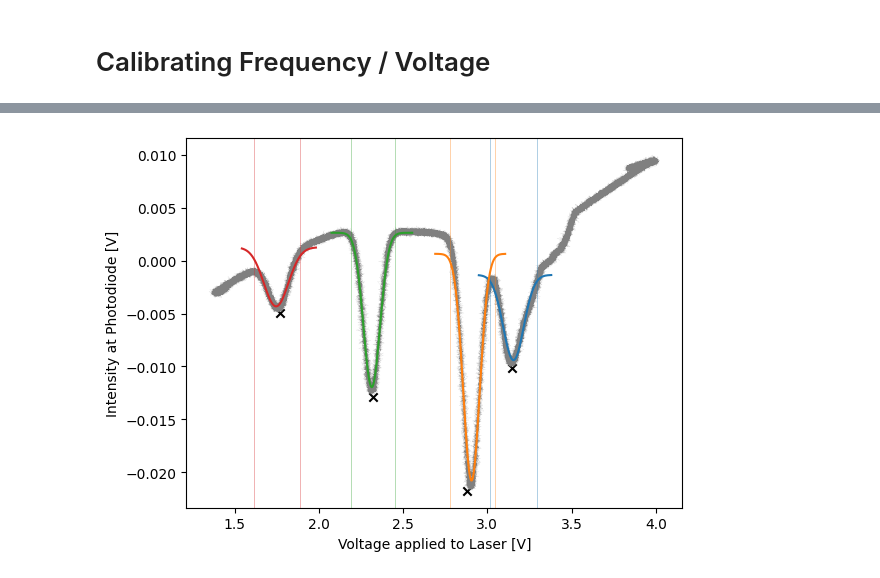
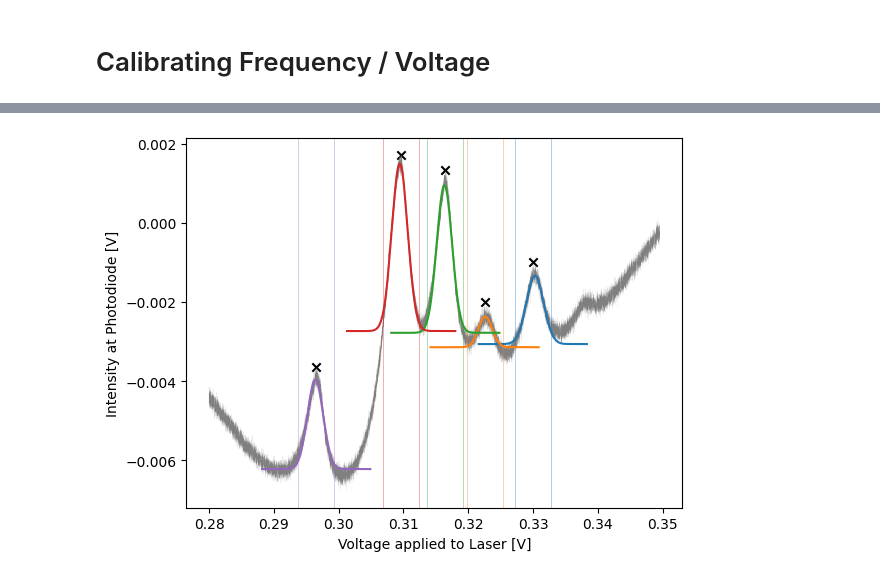
Before and after one commit to benjaminorthner/quantumlab, a Jupyter notebook: rb_spec/rb_spec.ipynb, the cells around one changed output, grey strips where cells are left out. Drawn from its saved outputs; the diff is of its cells as text; code cells hidden in the pictures.

```diff
--- a/rb_spec/rb_spec.ipynb
+++ b/rb_spec/rb_spec.ipynb
@@ -57,0 +103,19 @@ for peak_number, boundaries in enumerate(gaussian_fit_boundaries):
+# %%
+dataframe = read_csv("UMF_2.CSV", names=["t","c1", "c2"])
+dataframe.drop(dataframe.index[[0]], inplace=True)
+dataframe = dataframe.astype(float)
+
+data = dataframe.values
+top_trim = 70000
+bottom_trim = 20000
+t, c1, c2 = data[bottom_trim:top_trim, 0], data[bottom_trim:top_trim, 1], data[bottom_trim:top_trim, 2]
+
+# linear regression for voltage curve)
+m, c, _, _, _ = linregress(t, c1)
+c1_linearised = m * t + c
+
+plt.plot(t, c1, color='gray')
+plt.plot(t, c1_linearised, color='C1')
+
+plt.xlabel("time [s]")
+plt.ylabel("Laser Voltage [V]")
@@ -58,51 +125,45 @@ for peak_number, boundaries in enumerate(gaussian_fit_boundaries):
 # %%
-dataframe = read_csv("4_4_1-V2.CSV", names=["t","c1", "c2"])
-dataframe.drop(dataframe.index[[0]], inplace=True)
-dataframe = dataframe.astype(float)
-
-data = dataframe.values
-t, c1, c2 = data[:, 0], data[:, 1], data[:, 2]
-
 # Find peaks (without gaussians)
-peaks = find_peaks(-c2, height=0.004, distance=10000)[0]
-xpeaks = np.array([c1[i] for i in peaks])
+peaks = find_peaks(c2, height=-0.004, distance=1000, width=300)[0]
+xpeaks = np.array([c1_linearised[i] for i in peaks])
 ypeaks = np.array([c2[i] for i in peaks])
 
 # voltage at peaks (not good cause of voltage jitter, should fit a straight line first)
 peakVoltages = np.array([c1[i] for i in peaks])
 
 # fit gaussian to each peak
-peak_width = 9000 # given in number of neighbouring datapoints
-peak_width_shift = 1500 # > 1 shifts boundaries further left
+peak_width = 2000 # given in number of neighbouring datapoints
+peak_width_shift = 1000 # > 1 shifts boundaries further left
 gaussian_fit_boundaries = [(int(i - peak_width_shift - peak_width / 2), int(i + peak_width_shift + peak_width / 2)) for i in peaks]
 
 # fit function
 def gaussian(vL, A, v0, vD, DC_offset):
-	return - A * np.exp(-4 * np.log(2) * pow((vL - v0) / vD, 2)) + DC_offset
+	return A * np.exp(-4 * np.log(2) * pow((vL - v0) / vD, 2)) + DC_offset
 
 peak_info =[]
 # fitting and plotting
+
 for i, (LB, UB) in enumerate(gaussian_fit_boundaries):
-    initialguess = 0.003, xpeaks[i], 0.01 / 2, 0.01
-    (A, v0, vD, DC_offset), _ = curve_fit(gaussian, c1[LB:UB], c2[LB:UB], initialguess)
+    initialguess = 0.03, xpeaks[i], 0.01 / 2, -0.001
+    (A, v0, vD, DC_offset), _ = curve_fit(gaussian, c1_linearised[LB:UB], c2[LB:UB], initialguess)
 
     plot_boundary_extension = 4000
-    x_gaussian_fit = np.linspace(c1[LB-plot_boundary_extension], c1[UB+plot_boundary_extension], num=1000)
+    x_gaussian_fit = np.linspace(c1_linearised[LB-plot_boundary_extension], c1_linearised[UB+plot_boundary_extension], num=1000)
     y_gaussian_fit = gaussian(x_gaussian_fit, A, v0, vD, DC_offset)
 
     plt.plot(x_gaussian_fit, y_gaussian_fit, '-', c='C'+str(i), zorder=100)
 
     # add peak frequency and FWHM to peak_info list
     peak_info.append((v0, vD))
 
 #plot original signal
 plt.scatter(xpeaks, ypeaks, marker='x', c='black')
-plt.plot(c1[::1], c2[::1], linewidth=0.05, c='gray')
+plt.plot(c1_linearised[::1], c2[::1], linewidth=0.05, c='gray')
 plt.ylabel("Intensity at Photodiode [V]")
 plt.xlabel("Voltage applied to Laser [V]")
 # plot gaussian_fit_boundaries
 for peak_number, boundaries in enumerate(gaussian_fit_boundaries):
     for bound in boundaries:
-        plt.axvline(x=c1[bound], color='C'+ str(peak_number), alpha=0.5, linewidth=0.5)
+        plt.axvline(x=c1_linearised[bound], color='C'+ str(peak_number), alpha=0.5, linewidth=0.5)
 # %% [output]
-[figure, old version]
+[figure, new version]
```
Also changed, not shown: parts of 12 cells of this notebook.
